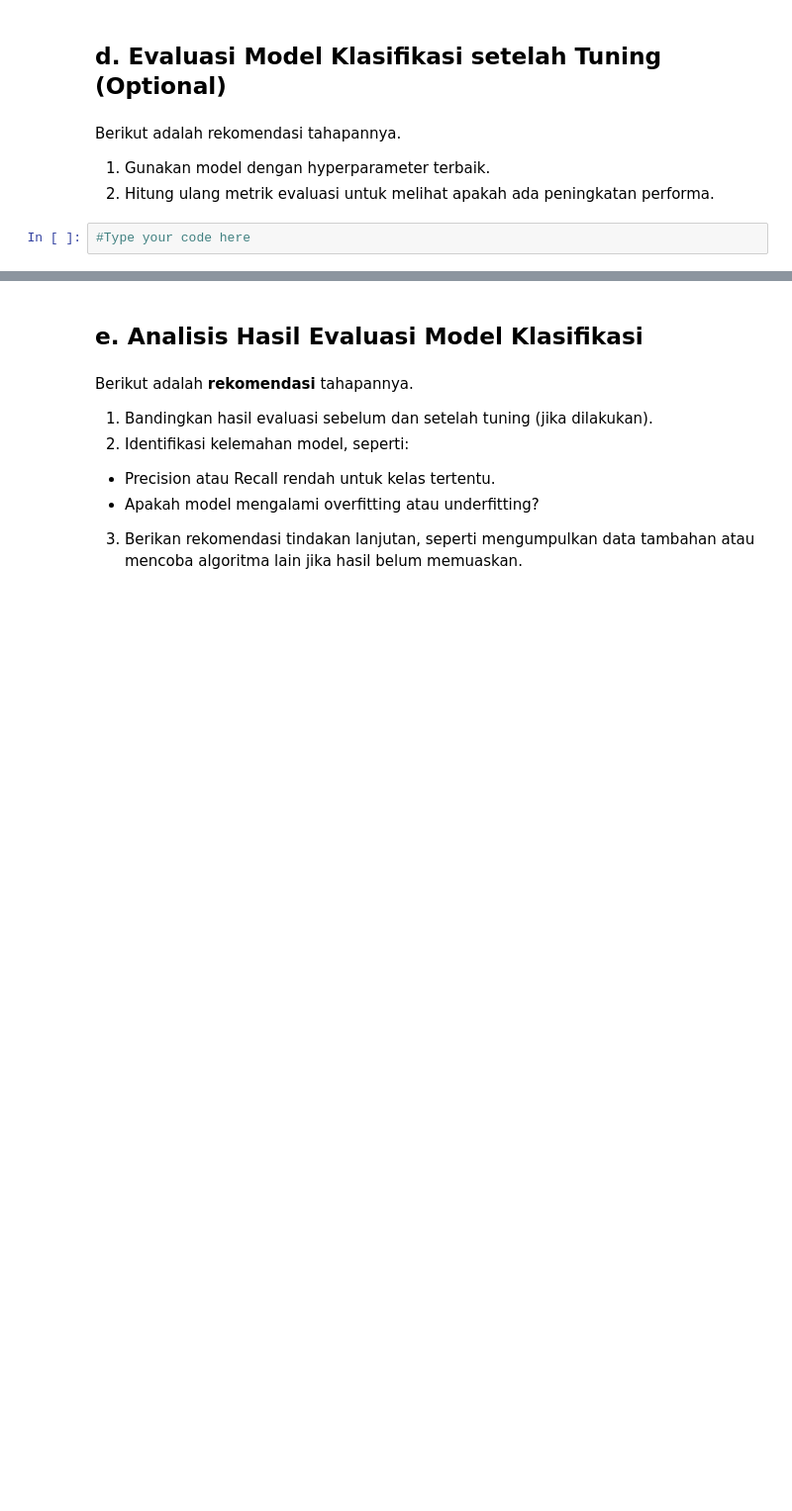
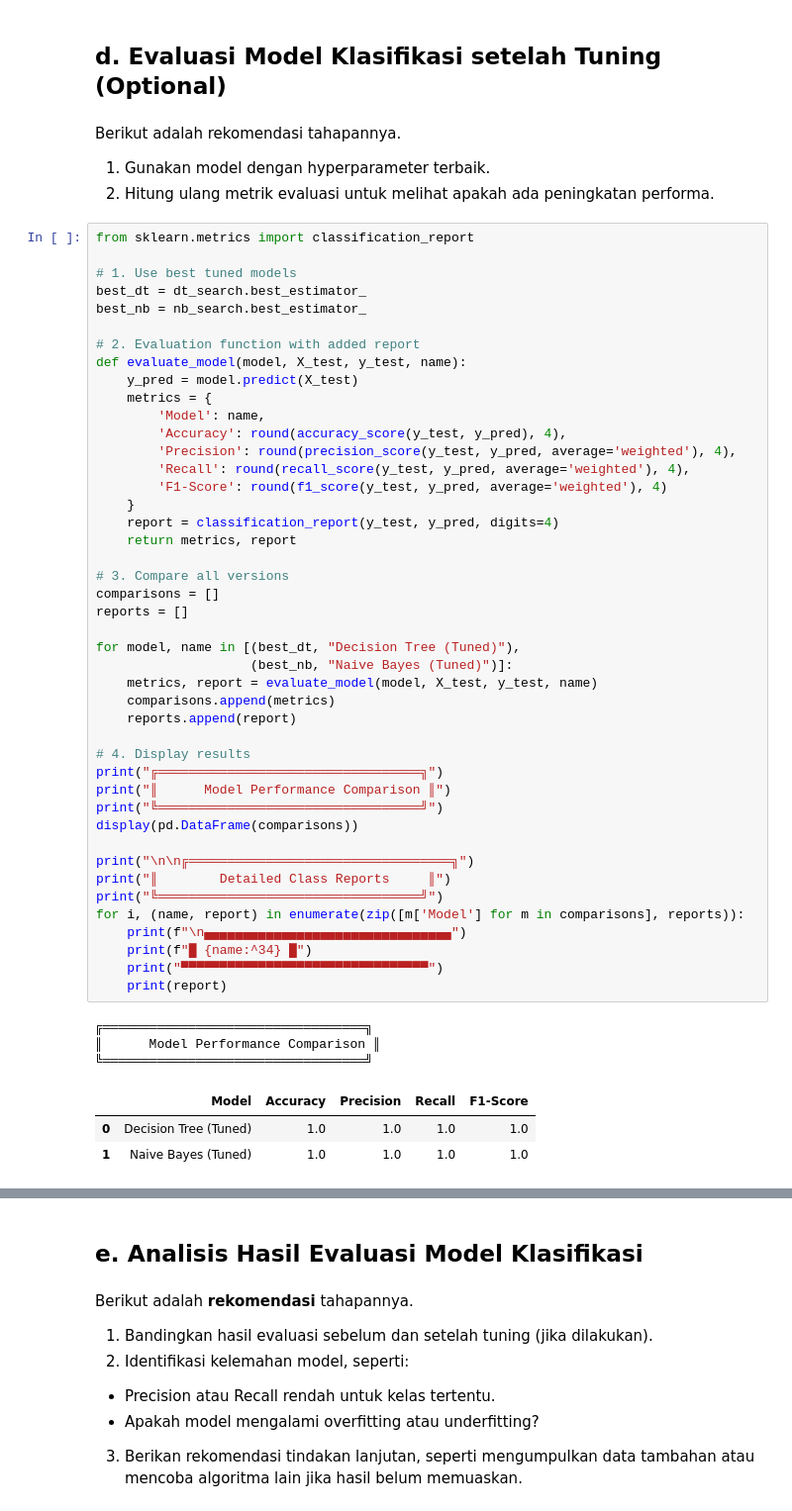
Before and after one commit to echaan/Beverage-Sales-ML, a Jupyter notebook: [Klasifikasi]_Submission_Akhir_BMLP_Your_Name.ipynb, the cells around one changed output, grey strips where cells are left out. Shown at 99% size. Cells and saved outputs as stored; diff of their text form; blank space fills up the shorter version.

```diff
--- a/[Klasifikasi]_Submission_Akhir_BMLP_Your_Name.ipynb
+++ b/[Klasifikasi]_Submission_Akhir_BMLP_Your_Name.ipynb
@@ -209,5 +260,54 @@ Gunakan GridSearchCV, RandomizedSearchCV, atau metode lainnya untuk mencari komb
 Berikut adalah rekomendasi tahapannya.
 1. Gunakan model dengan hyperparameter terbaik.
 2. Hitung ulang metrik evaluasi untuk melihat apakah ada peningkatan performa.
-# %%
-#Type your code here
+# %%
+from sklearn.metrics import classification_report
+
+# 1. Use best tuned models
+best_dt = dt_search.best_estimator_
+best_nb = nb_search.best_estimator_
+
+# 2. Evaluation function with added report
+def evaluate_model(model, X_test, y_test, name):
+    y_pred = model.predict(X_test)
+    metrics = {
+        'Model': name,
+        'Accuracy': round(accuracy_score(y_test, y_pred), 4),
+        'Precision': round(precision_score(y_test, y_pred, average='weighted'), 4),
+        'Recall': round(recall_score(y_test, y_pred, average='weighted'), 4),
+        'F1-Score': round(f1_score(y_test, y_pred, average='weighted'), 4)
+    }
+    report = classification_report(y_test, y_pred, digits=4)
+    return metrics, report
+
+# 3. Compare all versions
+comparisons = []
+reports = []
+
+for model, name in [(best_dt, "Decision Tree (Tuned)"),
+                    (best_nb, "Naive Bayes (Tuned)")]:
+    metrics, report = evaluate_model(model, X_test, y_test, name)
+    comparisons.append(metrics)
+    reports.append(report)
+
+# 4. Display results
+print("╔══════════════════════════════════╗")
+print("║      Model Performance Comparison ║")
+print("╚══════════════════════════════════╝")
+display(pd.DataFrame(comparisons))
+
+print("\n\n╔══════════════════════════════════╗")
+print("║        Detailed Class Reports     ║")
+print("╚══════════════════════════════════╝")
+for i, (name, report) in enumerate(zip([m['Model'] for m in comparisons], reports)):
+    print(f"\n▄▄▄▄▄▄▄▄▄▄▄▄▄▄▄▄▄▄▄▄▄▄▄▄▄▄▄▄▄▄▄▄")
+    print(f"█ {name:^34} █")
+    print("▀▀▀▀▀▀▀▀▀▀▀▀▀▀▀▀▀▀▀▀▀▀▀▀▀▀▀▀▀▀▀▀")
+    print(report)
+# %% [output]
+╔══════════════════════════════════╗
+║      Model Performance Comparison ║
+╚══════════════════════════════════╝
+|  | Model | Accuracy | Precision | Recall | F1-Score |
+| 0 | Decision Tree (Tuned) | 1.0 | 1.0 | 1.0 | 1.0 |
+| 1 | Naive Bayes (Tuned) | 1.0 | 1.0 | 1.0 | 1.0 |
```
Also changed, not shown: parts of 14 cells of this notebook.
